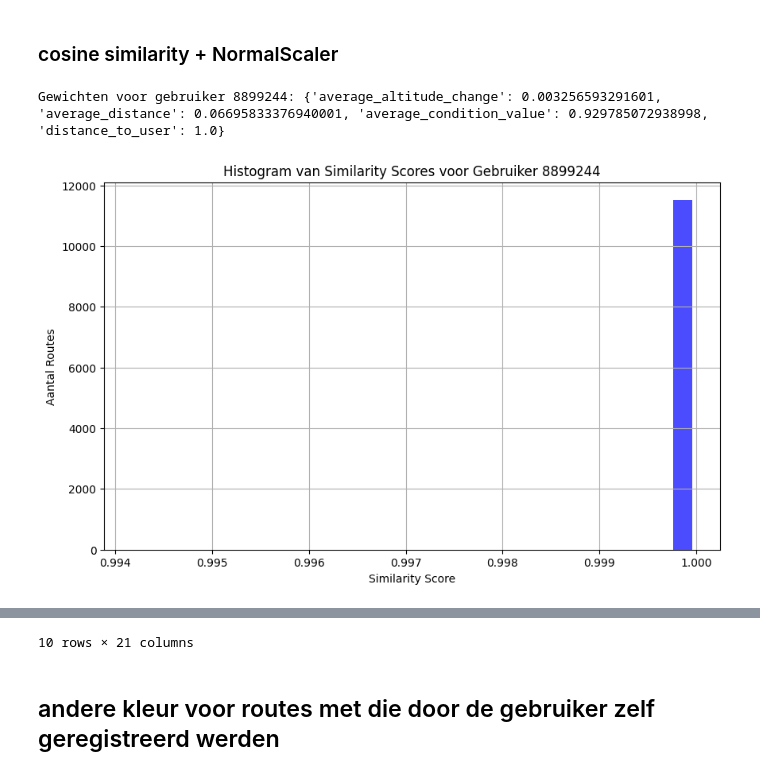
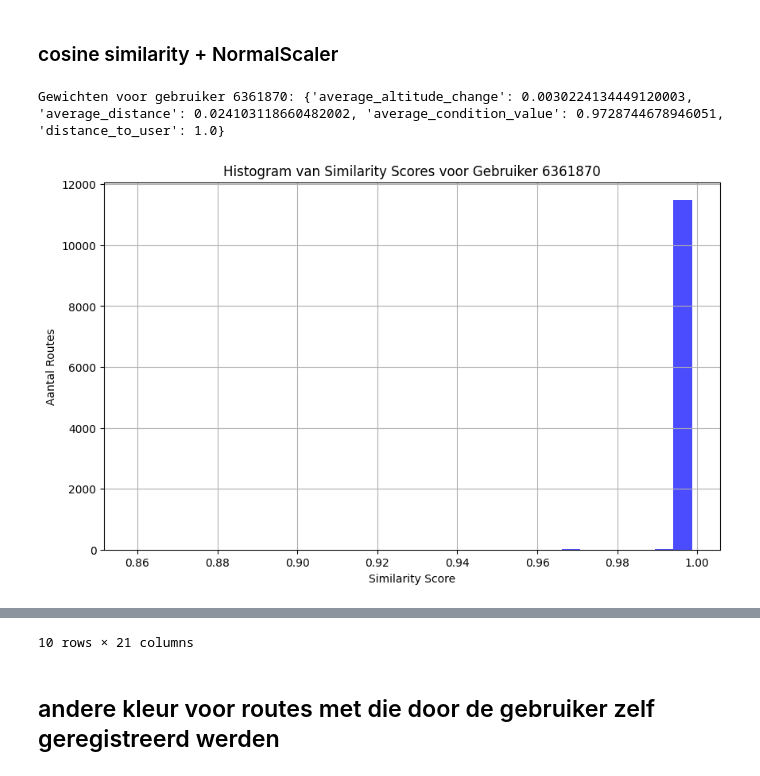
Before and after one commit to PattynRuben/ResearchProject, a Jupyter notebook: Loopcode/aanbevelingssysteem.ipynb, the cells around one changed output, grey strips where cells are left out. Cells and saved outputs as stored; diff of their text form; code cells hidden in the pictures.

```diff
--- a/Loopcode/aanbevelingssysteem.ipynb
+++ b/Loopcode/aanbevelingssysteem.ipynb
@@ -125,35 +125,36 @@ def recommend_routes_for_user_corrected(user_id, user_profiles_df, routes_df, to
 
     # Definieer een lijst met kleuren
     colors = ["red", "blue", "green", "purple", "orange"]
 
     for index, route in enumerate(recommended_routes.iterrows()):
         _, route_data = route
         route_coords = list(zip(route_data['latitude'], route_data['longitude']))
         route_color = colors[index % len(colors)]
         route_popup_info = f"Route ID: {route_data['id']}<br>" \
                         f"User ID: {route_data['userId']}<br>" \
                         f"Altitude Change: {route_data['orig_altitude_change']}<br>" \
                         f"Distance: {route_data['orig_distance']}<br>" \
                         f"Condition Value: {route_data['orig_average_condition_value']}"
         folium.PolyLine(route_coords, color=route_color, weight=2.5, opacity=1, popup=route_popup_info).add_to(map_obj)
 
     display(map_obj)
 
 
     return recommended_routes
 
 
 # Stap 6: Test de functie voor een specifieke gebruiker
 
 # sample_user_id = 3545637
-sample_user_id = 8899244
+# sample_user_id = 8899244
+sample_user_id = 6361870
 # sample_user_id = 3537163
 # sample_user_id = 5325166
 recommended_routes = recommend_routes_for_user_corrected(sample_user_id, user_profiles_df, routes_df)
 
 recommended_routes.head(10)
 # %% [output]
-Gewichten voor gebruiker 8899244: {'average_altitude_change': 0.003256593291601, 'average_distance': 0.06695833376940001, 'average_condition_value': 0.929785072938998, 'distance_to_user': 1.0}
+Gewichten voor gebruiker 6361870: {'average_altitude_change': 0.0030224134449120003, 'average_distance': 0.024103118660482002, 'average_condition_value': 0.9728744678946051, 'distance_to_user': 1.0}
-[figure, old version]
+[figure, new version]
 [interactive output not drawn]
 |  | latitude | longitude | altitude | sport | id | heart_rate | timestamp | speed | distance | ... |
```
Also changed, not shown: parts of 1 cell of this notebook, 5 other files.
